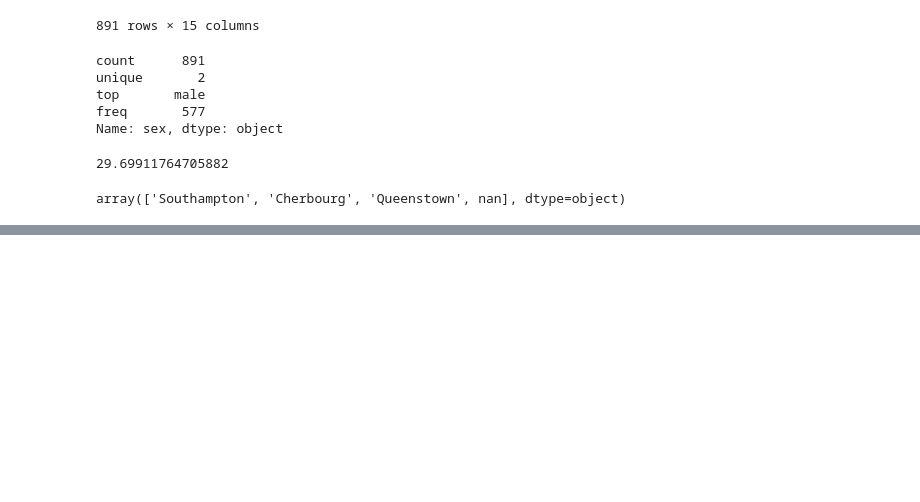
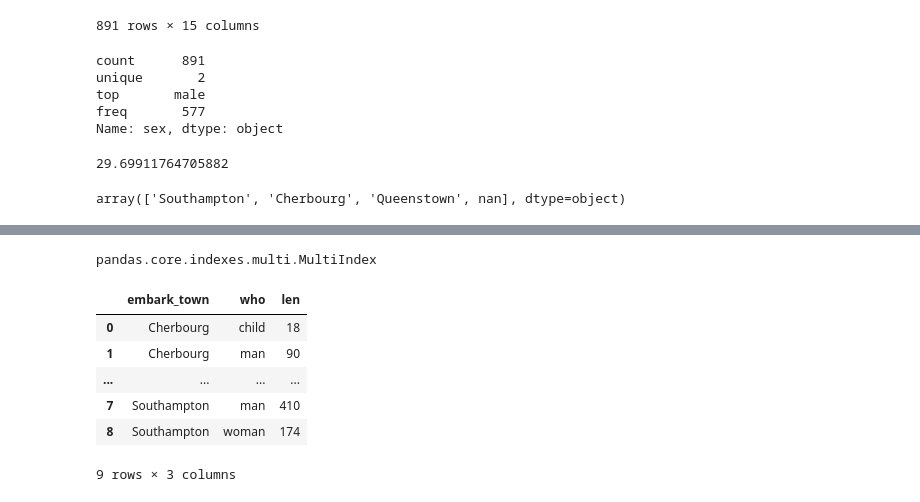
Before and after one commit to baedori99/TIL, a Jupyter notebook: kaggle_study_pandas.ipynb, the cells around one changed output, grey strips where cells are left out. Saved outputs shown, nothing was run; the diff lists cells and outputs as text; code cells hidden in the pictures; blank space fills up the shorter version.

```diff
--- a/kaggle_study_pandas.ipynb
+++ b/kaggle_study_pandas.ipynb
@@ -405,0 +583,8 @@ array(['Southampton', 'Cherbourg', 'Queenstown', nan], dtype=object)
+# %%
+# A multi-index differs from a regular index in that it has multiple levels
+# 데이터 프레임에 여러 level(단계)의 인덱스를 넣는 것을 말한다
+# 높은 차원을 다루는 데 유용하다
+
+
+embark_town_reviewed = titanic_reviews.groupby(['embark_town', 'who']).alive.agg([len])
+embark_town_reviewed
@@ -405,0 +600,17 @@ array(['Southampton', 'Cherbourg', 'Queenstown', nan], dtype=object)
+# %%
+mi = embark_town_reviewed.index
+type(mi)
+# %% [output]
+pandas.core.indexes.multi.MultiIndex
+# %%
+# reset_index() - converting back to a regular index
+
+embark_town_reviewed.reset_index()
+# %% [output]
+|  | embark_town | who | len |
+| 0 | Cherbourg | child | 18 |
+| 1 | Cherbourg | man | 90 |
+| ... | ... | ... | ... |
+| 7 | Southampton | man | 410 |
+| 8 | Southampton | woman | 174 |
+9 rows × 3 columns
```
Also changed, not shown: parts of 31 cells of this notebook.
